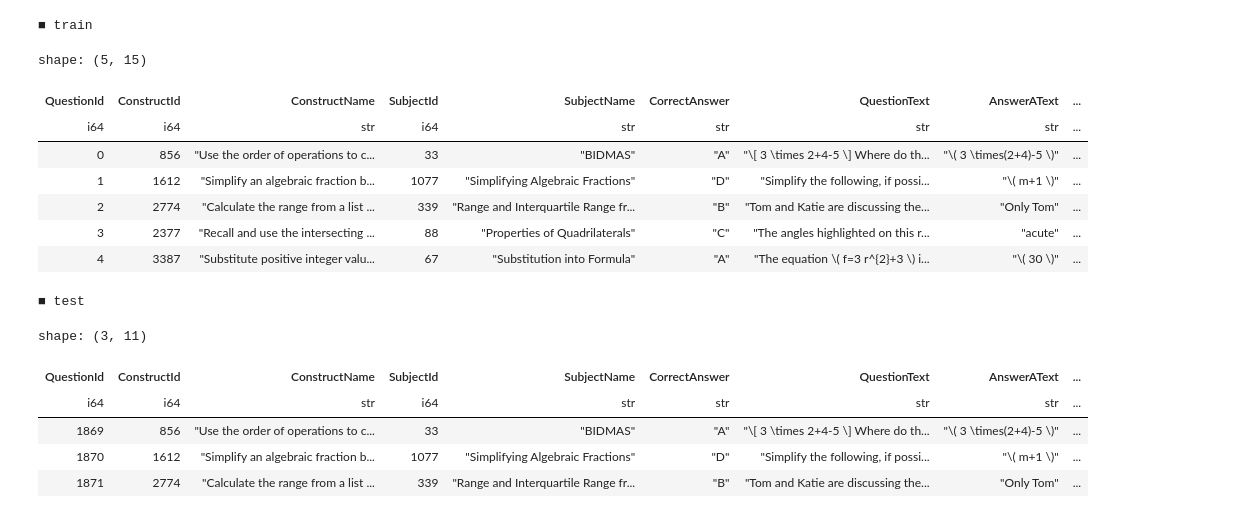
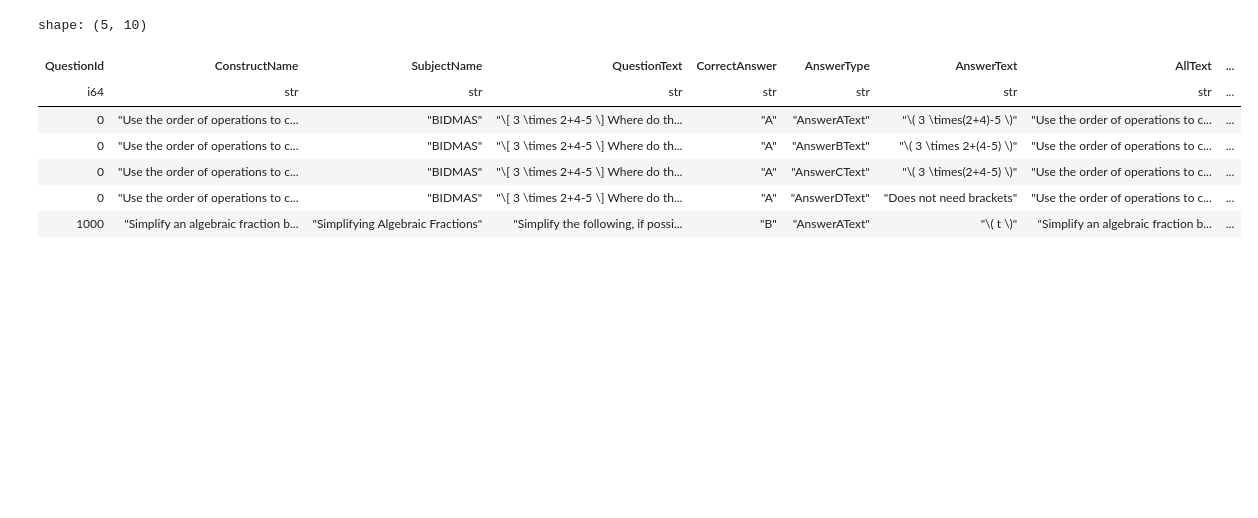
Before and after one commit to ryomac1/my_kaggle_env, a Jupyter notebook: exp/000/eda.ipynb, the cells around one changed output. Drawn from its saved outputs; the diff is of its cells as text; code cells hidden in the pictures; blank space fills up the shorter version.

```diff
--- a/exp/000/eda.ipynb
+++ b/exp/000/eda.ipynb
@@ -16,25 +73,4 @@ with initialize(config_path="config", version_base=None):
 # %%
-train_df = pl.read_csv(cfg.path.train, try_parse_dates=True)
-test_df = pl.read_csv(cfg.path.test, try_parse_dates=True)
+train = pl.read_csv(cfg.path.train, try_parse_dates=True)
+test = pl.read_csv(cfg.path.test, try_parse_dates=True)
+misconception_mapping = pl.read_csv(cfg.path.misconception_mapping, try_parse_dates=True)
-# %%
-print("■ train")
-display(train_df.head())
-print("■ test")
-display(test_df.head())
-# %% [output]
-■ train
-shape: (5, 15)
-| QuestionId | ConstructId | ConstructName | SubjectId | SubjectName | CorrectAnswer | QuestionText | AnswerAText | ... |
-| i64 | i64 | str | i64 | str | str | str | str | ... |
-| 0 | 856 | "Use the order of operations to c... | 33 | "BIDMAS" | "A" | "\[ 3 \times 2+4-5 \] Where do th... | "\( 3 \times(2+4)-5 \)" | ... |
-| 1 | 1612 | "Simplify an algebraic fraction b... | 1077 | "Simplifying Algebraic Fractions" | "D" | "Simplify the following, if possi... | "\( m+1 \)" | ... |
-| 2 | 2774 | "Calculate the range from a list ... | 339 | "Range and Interquartile Range fr... | "B" | "Tom and Katie are discussing the... | "Only Tom" | ... |
-| 3 | 2377 | "Recall and use the intersecting ... | 88 | "Properties of Quadrilaterals" | "C" | "The angles highlighted on this r... | "acute" | ... |
-| 4 | 3387 | "Substitute positive integer valu... | 67 | "Substitution into Formula" | "A" | "The equation \( f=3 r^{2}+3 \) i... | "\( 30 \)" | ... |
-■ test
-shape: (3, 11)
-| QuestionId | ConstructId | ConstructName | SubjectId | SubjectName | CorrectAnswer | QuestionText | AnswerAText | ... |
-| i64 | i64 | str | i64 | str | str | str | str | ... |
-| 1869 | 856 | "Use the order of operations to c... | 33 | "BIDMAS" | "A" | "\[ 3 \times 2+4-5 \] Where do th... | "\( 3 \times(2+4)-5 \)" | ... |
-| 1870 | 1612 | "Simplify an algebraic fraction b... | 1077 | "Simplifying Algebraic Fractions" | "D" | "Simplify the following, if possi... | "\( m+1 \)" | ... |
-| 1871 | 2774 | "Calculate the range from a list ... | 339 | "Range and Interquartile Range fr... | "B" | "Tom and Katie are discussing the... | "Only Tom" | ... |
@@ -51,0 +77,48 @@ print(set(train_df.columns) - set(test_df.columns))
+# %%
+common_col = [
+    "QuestionId",
+    "ConstructName",
+    "SubjectName",
+    "QuestionText",
+    "CorrectAnswer",
+]
+
+train_long = (
+    train
+    .select(
+        pl.col(common_col + [f"Answer{alpha}Text" for alpha in ["A", "B", "C", "D"]])
+    )
+    .unpivot(
+        index=common_col,
+        variable_name="AnswerType",
+        value_name="AnswerText",
+    )
+    .with_columns(
+        pl.concat_str(
+            [
+                pl.col("ConstructName"),
+                pl.col("SubjectName"),
+                pl.col("QuestionText"),
+                pl.col("AnswerText"),
+            ],
+            separator=" ",
+        ).alias("AllText"),
+        pl.col("AnswerType").str.extract(r"Answer([A-D])Text$").alias("AnswerAlphabet"),
+    )
+    .with_columns(
+        pl.concat_str(
+            [pl.col("QuestionId"), pl.col("AnswerAlphabet")], separator="_"
+        ).alias("QuestionId_Answer"),
+    )
+    .sort("QuestionId_Answer")
+)
+train_long.head()
+# %% [output]
+shape: (5, 10)
+| QuestionId | ConstructName | SubjectName | QuestionText | CorrectAnswer | AnswerType | AnswerText | AllText | ... |
+| i64 | str | str | str | str | str | str | str | ... |
+| 0 | "Use the order of operations to c... | "BIDMAS" | "\[ 3 \times 2+4-5 \] Where do th... | "A" | "AnswerAText" | "\( 3 \times(2+4)-5 \)" | "Use the order of operations to c... | ... |
+| 0 | "Use the order of operations to c... | "BIDMAS" | "\[ 3 \times 2+4-5 \] Where do th... | "A" | "AnswerBText" | "\( 3 \times 2+(4-5) \)" | "Use the order of operations to c... | ... |
+| 0 | "Use the order of operations to c... | "BIDMAS" | "\[ 3 \times 2+4-5 \] Where do th... | "A" | "AnswerCText" | "\( 3 \times(2+4-5) \)" | "Use the order of operations to c... | ... |
+| 0 | "Use the order of operations to c... | "BIDMAS" | "\[ 3 \times 2+4-5 \] Where do th... | "A" | "AnswerDText" | "Does not need brackets" | "Use the order of operations to c... | ... |
+| 1000 | "Simplify an algebraic fraction b... | "Simplifying Algebraic Fractions" | "Simplify the following, if possi... | "B" | "AnswerAText" | "\( t \)" | "Simplify an algebraic fraction b... | ... |
```
Also changed, not shown: parts of 14 cells of this notebook, 3 other files.
